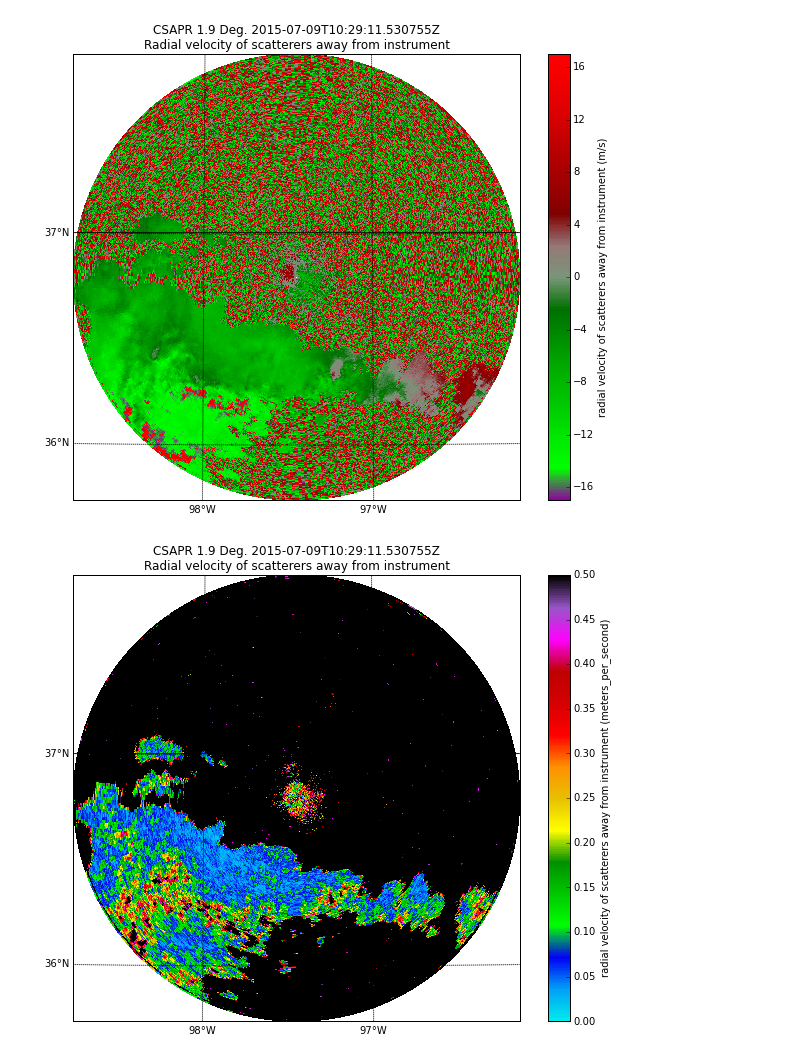
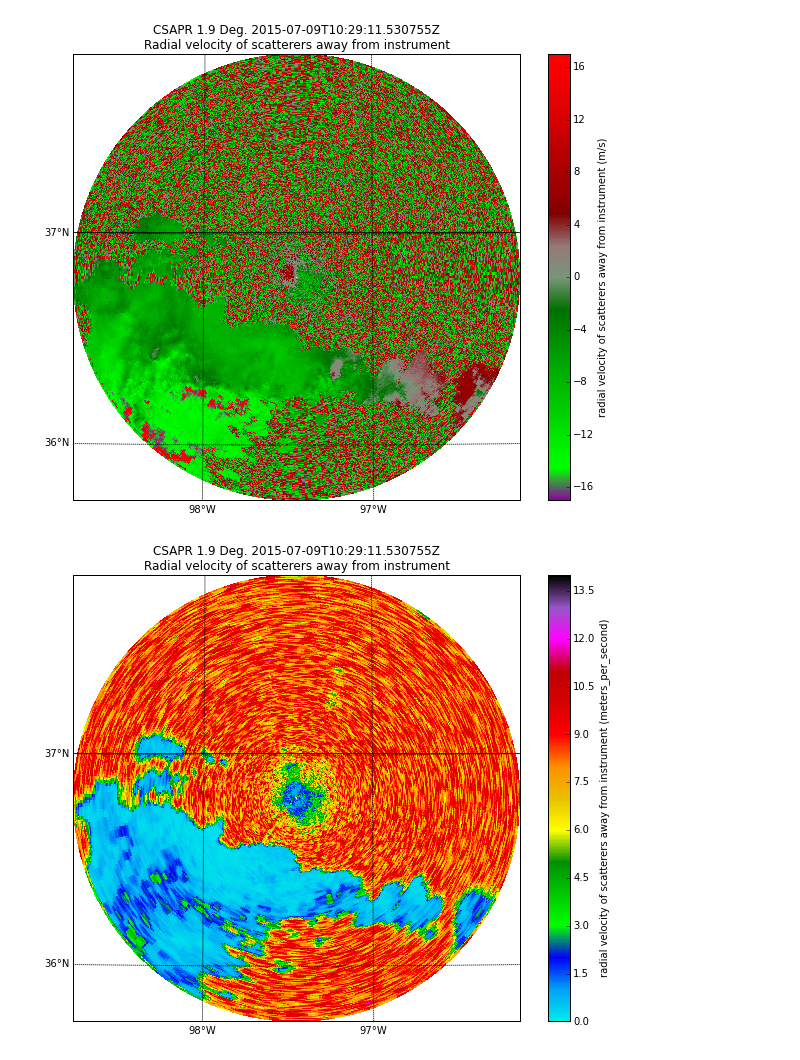
Before and after one commit to ANL-DIGR/openvap, a Jupyter notebook: development/cmac2/notebooks/Testing complex plane texture calculations .ipynb, the cells around one changed output. Saved outputs shown, nothing was run; the diff lists cells and outputs as text; code cells hidden in the pictures.

```diff
--- a/development/cmac2/notebooks/Testing complex plane texture calculations .ipynb
+++ b/development/cmac2/notebooks/Testing complex plane texture calculations .ipynb
@@ -27,18 +27,21 @@ display.plot_ppi_map('velocity', sweep = 2, resolution = 'i',
 [figure]
 # %%
 nyq = radar.instrument_parameters['nyquist_velocity']['data'][0]
-scaled_vels = np.pi*radar.fields['velocity']['data']/nyq
-data = scipy.ndimage.filters.generic_filter(scaled_vels, pyart.util.angular_std, size = 3)
+
+data = scipy.ndimage.filters.generic_filter(radar.fields['velocity']['data'],
+                                            pyart.util.interval_std, size = (4,4),
+                                           extra_arguments = (-nyq, nyq))
 # %%
+filtered_data = scipy.ndimage.filters.median_filter(data, size = (4,4))
 texture_field = pyart.config.get_metadata('velocity')
-texture_field['data'] = data
+texture_field['data'] = filtered_data
 radar.add_field('velocity_texture', texture_field, replace_existing = True)
 # %%
 display = pyart.graph.RadarMapDisplay(radar)
 fig = plt.figure(figsize = [10,8])
 display.plot_ppi_map('velocity_texture', sweep = 2, resolution = 'i',
                     mask_outside = False,
                     cmap = pyart.graph.cm.NWSRef,
-                    vmin = 0, vmax = 0.5)
+                    vmin = 0, vmax = 14)
 # %% [output]
-[figure, old version]
+[figure, new version]
```
Also changed, not shown: parts of 8 cells of this notebook.
